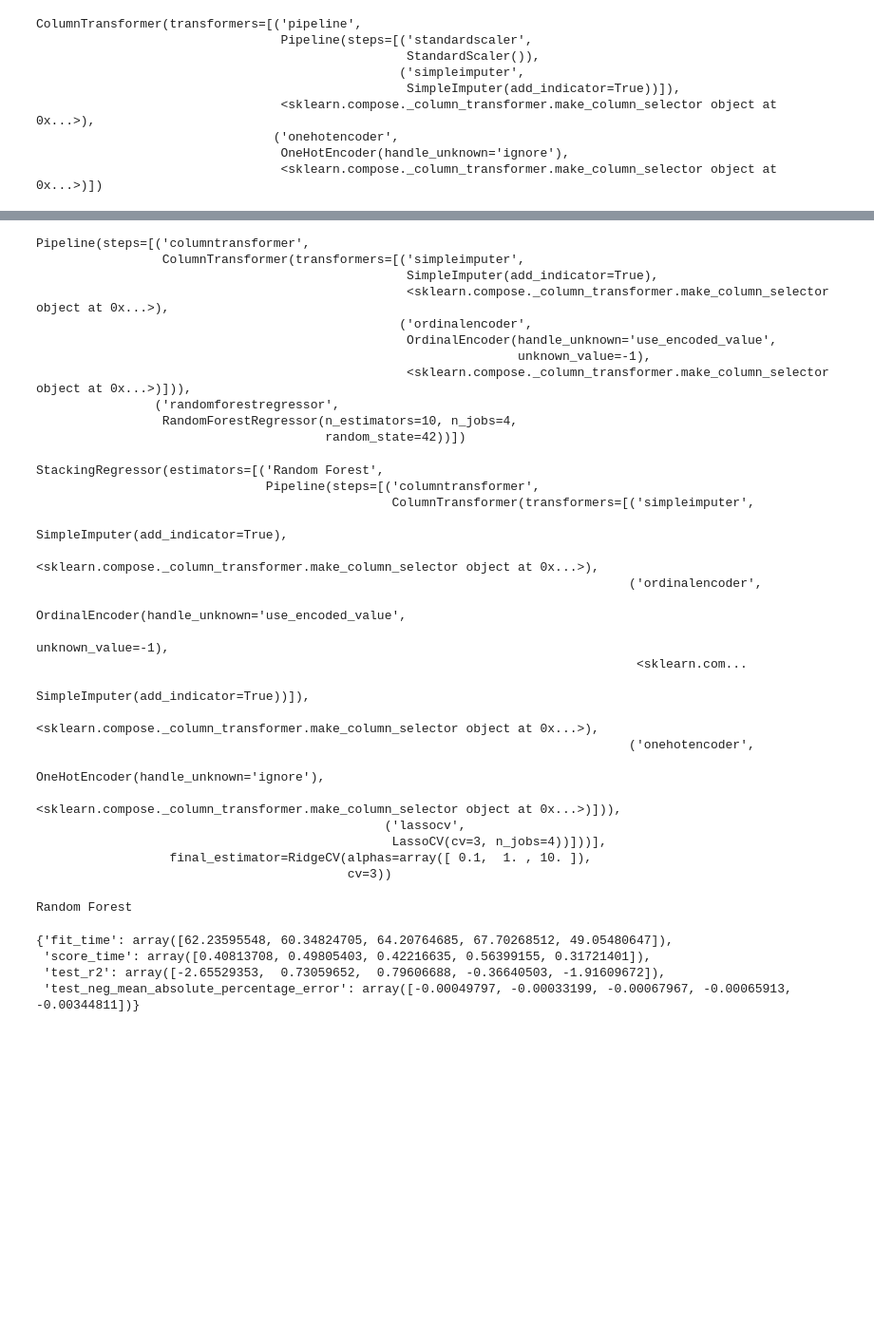
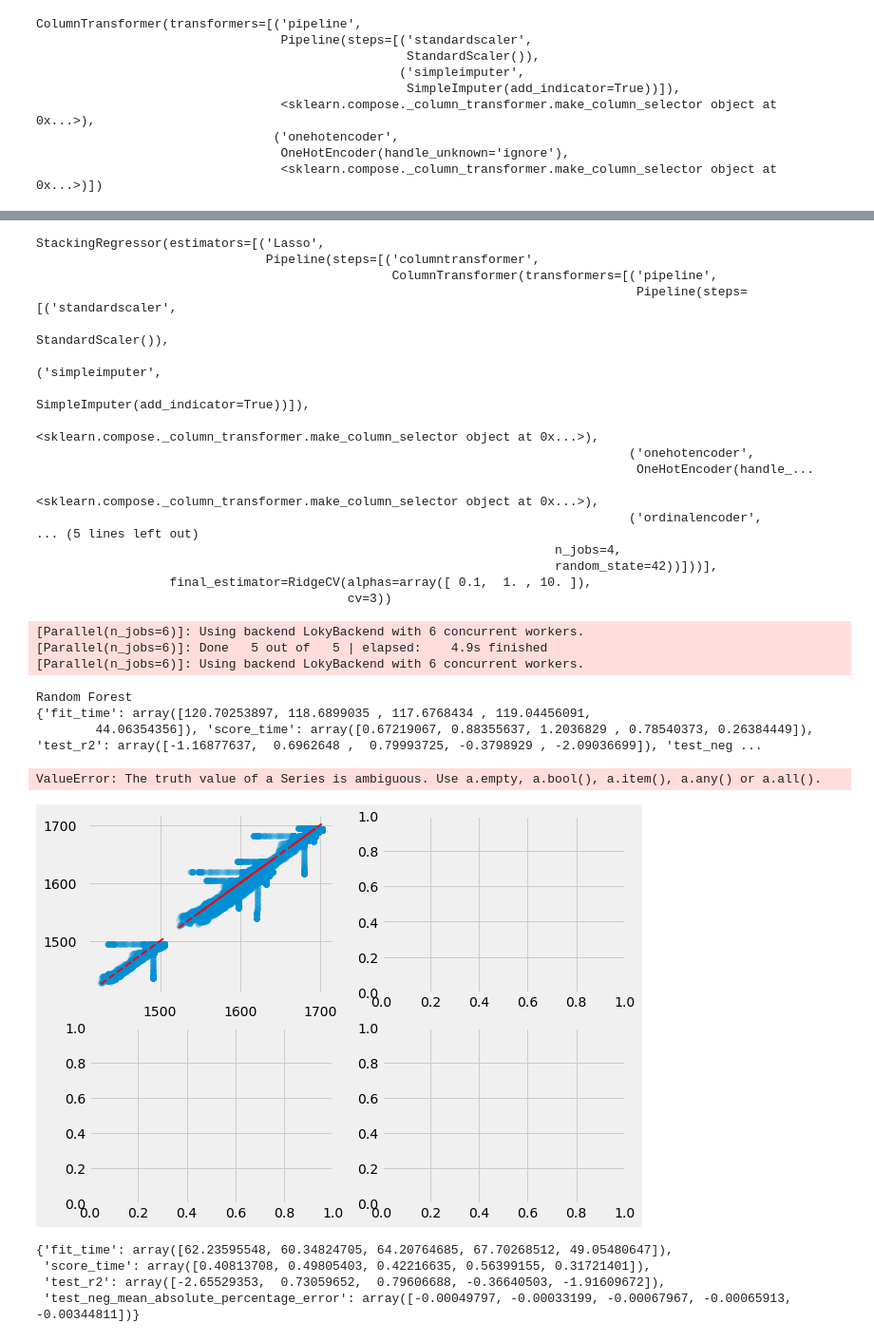
Before and after one commit to thomasht86/krafthack2022, a Jupyter notebook: notebooks/tht-cv.ipynb, the cells around one changed output, grey strips where cells are left out. Shown at 95% size. Saved outputs shown, nothing was run; the diff lists cells and outputs as text; code cells hidden in the pictures; blank space fills up the shorter version.

```diff
--- a/notebooks/tht-cv.ipynb
+++ b/notebooks/tht-cv.ipynb
@@ -280,7 +280,7 @@ ColumnTransformer(transformers=[('pipeline',
 # %%
 from sklearn.linear_model import LassoCV
 
-lasso_pipeline = make_pipeline(linear_preprocessor, LassoCV(n_jobs=4, cv=3))
+lasso_pipeline = make_pipeline(linear_preprocessor, LassoCV(n_jobs=4, cv=3, verbose=True))
 lasso_pipeline
 # %% [output]
 Pipeline(steps=[('columntransformer',
@@ -297,47 +297,49 @@ Pipeline(steps=[('columntransformer',
 # %%
 from sklearn.ensemble import RandomForestRegressor
 
-rf_pipeline = make_pipeline(tree_preprocessor, RandomForestRegressor(n_estimators=10, n_jobs=4, random_state=42))
+rf_pipeline = make_pipeline(tree_preprocessor, RandomForestRegressor(n_estimators=3, n_jobs=6, random_state=42))
 rf_pipeline
-# %% [output]
-Pipeline(steps=[('columntransformer',
-                 ColumnTransformer(transformers=[('simpleimputer',
-                                                  SimpleImputer(add_indicator=True),
-                                                  <sklearn.compose._column_transformer.make_column_selector object at 0x...>),
-                                                 ('ordinalencoder',
-                                                  OrdinalEncoder(handle_unknown='use_encoded_value',
-                                                                 unknown_value=-1),
-                                                  <sklearn.compose._column_transformer.make_column_selector object at 0x...>)])),
-                ('randomforestregressor',
-                 RandomForestRegressor(n_estimators=10, n_jobs=4,
-                                       random_state=42))])
 # %%
 from sklearn.ensemble import StackingRegressor
 from sklearn.linear_model import RidgeCV
 
 estimators = [
+    ("Lasso", lasso_pipeline),
     ("Random Forest", rf_pipeline),
-    ("Lasso", lasso_pipeline),
 ]
 
 stacking_regressor = StackingRegressor(estimators=estimators, final_estimator=RidgeCV(cv=3))
 stacking_regressor
 # %% [output]
-StackingRegressor(estimators=[('Random Forest',
+StackingRegressor(estimators=[('Lasso',
                                Pipeline(steps=[('columntransformer',
-                                                ColumnTransformer(transformers=[('simpleimputer',
-                                                                                 SimpleImputer(add_indicator=True),
-                                                                                 <sklearn.compose._column_transformer.make_column_selector object at 0x...>),
-                                                                                ('ordinalencoder',
-                                                                                 OrdinalEncoder(handle_unknown='use_encoded_value',
-                                                                                                unknown_value=-1),
-                                                                                 <sklearn.com...
+                                                ColumnTransformer(transformers=[('pipeline',
+                                                                                 Pipeline(steps=[('standardscaler',
+                                                                                                  StandardScaler()),
+                                                                                                 ('simpleimputer',
                                                                                                   SimpleImputer(add_indicator=True))]),
                                                                                  <sklearn.compose._column_transformer.make_column_selector object at 0x...>),
                                                                                 ('onehotencoder',
-                                                                                 OneHotEncoder(handle_unknown='ignore'),
-                                                                                 <sklearn.compose._column_transformer.make_column_selector object at 0x...>)])),
-                                               ('lassocv',
-                                                LassoCV(cv=3, n_jobs=4))]))],
+                                                                                 OneHotEncoder(handle_...
+                                                                                 <sklearn.compose._column_transformer.make_column_selector object at 0x...>),
+                                                                                ('ordinalencoder',
+... (5 lines left out)
+                                                                      n_jobs=4,
+                                                                      random_state=42))]))],
                   final_estimator=RidgeCV(alphas=array([ 0.1,  1. , 10. ]),
                                           cv=3))
+# %%
+preds = {}
+fitted_estimators = {}
+scores = {}
+for (name, est) in estimators + [("Stacking Regressor", stacking_regressor)]:
+    score = cross_validate(est, X, y, scoring=["r2", "neg_mean_absolute_error"], n_jobs=6, verbose=1, return_estimator=True)
+    scores[name] = score
+    print(score)
+    #fitted_estimators[name] = est
+    #y_pred = cross_val_predict(est, X, y, cv=3, n_jobs=4, verbose=1)
+    #preds[name] = y_pred
+# %% [output]
+[Parallel(n_jobs=6)]: Using backend LokyBackend with 6 concurrent workers.
+[Parallel(n_jobs=6)]: Done   5 out of   5 | elapsed:    4.9s finished
+[Parallel(n_jobs=6)]: Using backend LokyBackend with 6 concurrent workers.
@@ -344,5 +348,7 @@ StackingRegressor(estimators=[('Random Forest',
 # %%
-
+import time
+import matplotlib.pyplot as plt
+from sklearn.model_selection import cross_validate, cross_val_predict
 
 def plot_regression_results(ax, y_true, y_pred, title, scores, elapsed_time):
     """Scatter plot of the predicted vs true targets."""
@@ -377,37 +383,44 @@ fitted_estimators = {}
 scores = {}
 
 for ax, (name, est) in zip(axs, estimators + [("Stacking Regressor", stacking_regressor)]):
+    start_time = time.time()
     print(name)
     score = cross_validate(
         est, X, y, scoring=["r2", "neg_mean_absolute_percentage_error"], n_jobs=4, verbose=0
     )
+    elapsed_time = time.time() - start_time
     print(score)
     scores[name] = score
     fitted_estimators[name] = est
 
-    y_pred = cross_val_predict(est, X, y, n_jobs=2, verbose=0)
+    y_pred = cross_val_predict(est, X, y, cv=3, n_jobs=2, verbose=0)
     preds[name] = y_pred
+
 
     plot_regression_results(
         ax,
         y,
         y_pred,
         name,
         (r"$R^2={:.2f} \pm {:.2f}$" + "\n" + r"$MAE={:.2f} \pm {:.2f}$").format(
             np.mean(score["test_r2"]),
             np.std(score["test_r2"]),
             -np.mean(score["test_neg_mean_absolute_percentage_error"]),
             np.std(score["test_neg_mean_absolute_percentage_error"]),
         ),
         elapsed_time,
     )
 
 plt.suptitle("Single predictors versus stacked predictors")
 plt.tight_layout()
 plt.subplots_adjust(top=0.9)
 plt.show()
 # %% [output]
 Random Forest
+{'fit_time': array([120.70253897, 118.6899035 , 117.6768434 , 119.04456091,
+        44.06354356]), 'score_time': array([0.67219067, 0.88355637, 1.2036829 , 0.78540373, 0.26384449]), 'test_r2': array([-1.16877637,  0.6962648 ,  0.79993725, -0.3798929 , -2.09036699]), 'test_neg ...
+ValueError: The truth value of a Series is ambiguous. Use a.empty, a.bool(), a.item(), a.any() or a.all().
+[figure, added]
 # %%
 score
 # %% [output]
```
Also changed, not shown: parts of 2 cells of this notebook.
